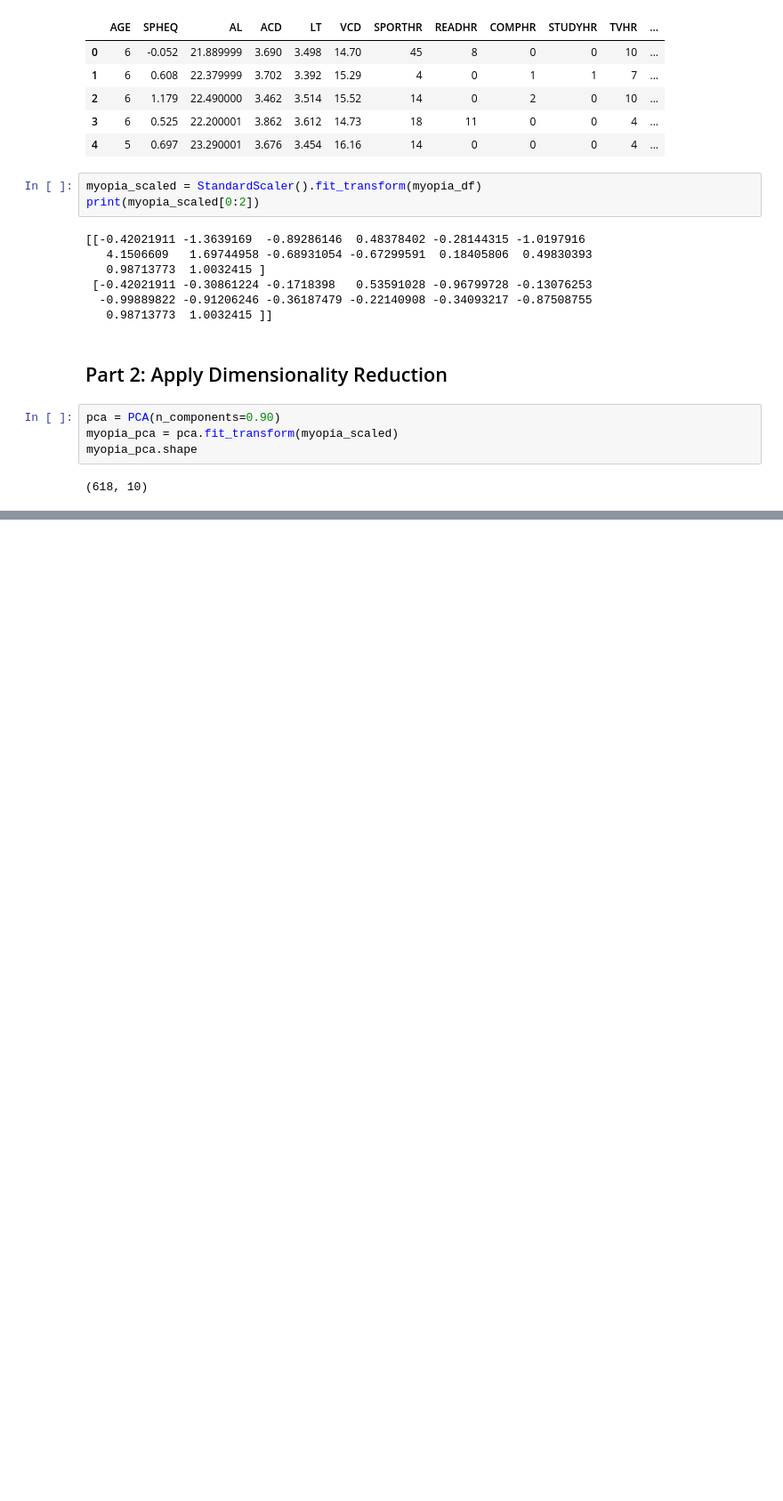
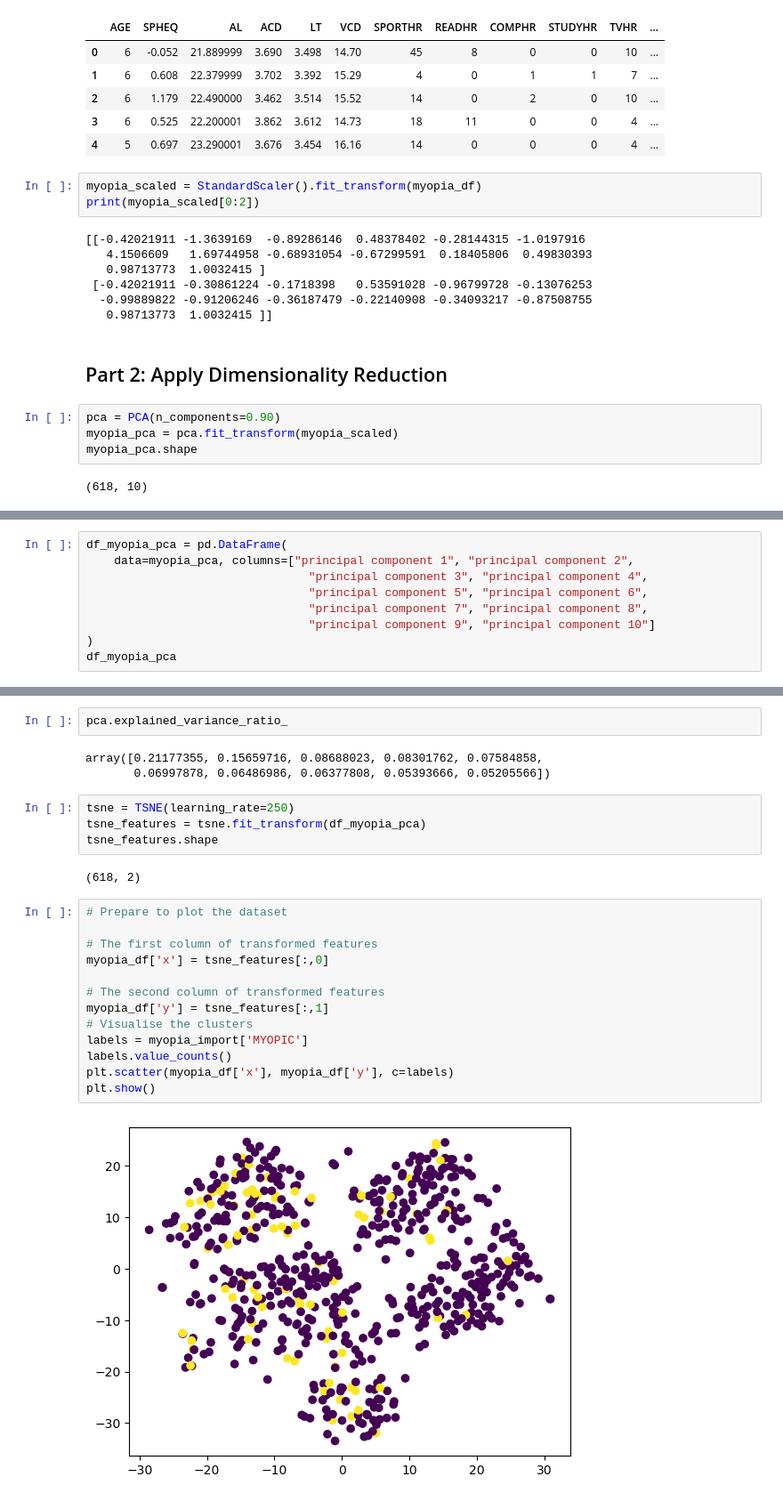
Before and after one commit to PJRyn/unsupervised-machine-learning-challenge, a Jupyter notebook: Module20challenge.ipynb, the cells around one changed output, grey strips where cells are left out. Shown: that part at 89% size. Cells and saved outputs as stored; diff of their text form; blank space fills up the shorter version.

```diff
--- a/Module20challenge.ipynb
+++ b/Module20challenge.ipynb
@@ -53,0 +50,9 @@ df_iris_pca.head()
+# %%
+df_myopia_pca = pd.DataFrame(
+    data=myopia_pca, columns=["principal component 1", "principal component 2",
+                                "principal component 3", "principal component 4",
+                                "principal component 5", "principal component 6",
+                                "principal component 7", "principal component 8",
+                                "principal component 9", "principal component 10"]
+)
+df_myopia_pca
@@ -53,0 +73,26 @@ df_iris_pca.head()
+# %%
+pca.explained_variance_ratio_
+# %% [output]
+array([0.21177355, 0.15659716, 0.08688023, 0.08301762, 0.07584858,
+       0.06997878, 0.06486986, 0.06377808, 0.05393666, 0.05205566])
+# %%
+tsne = TSNE(learning_rate=250)
+tsne_features = tsne.fit_transform(df_myopia_pca)
+tsne_features.shape
+# %% [output]
+(618, 2)
+# %%
+# Prepare to plot the dataset
+
+# The first column of transformed features
+myopia_df['x'] = tsne_features[:,0]
+
+# The second column of transformed features
+myopia_df['y'] = tsne_features[:,1]
+# Visualise the clusters
+labels = myopia_import['MYOPIC']
+labels.value_counts()
+plt.scatter(myopia_df['x'], myopia_df['y'], c=labels)
+plt.show()
+# %% [output]
+[figure, added]
```
Also changed, not shown: parts of 7 cells of this notebook.
